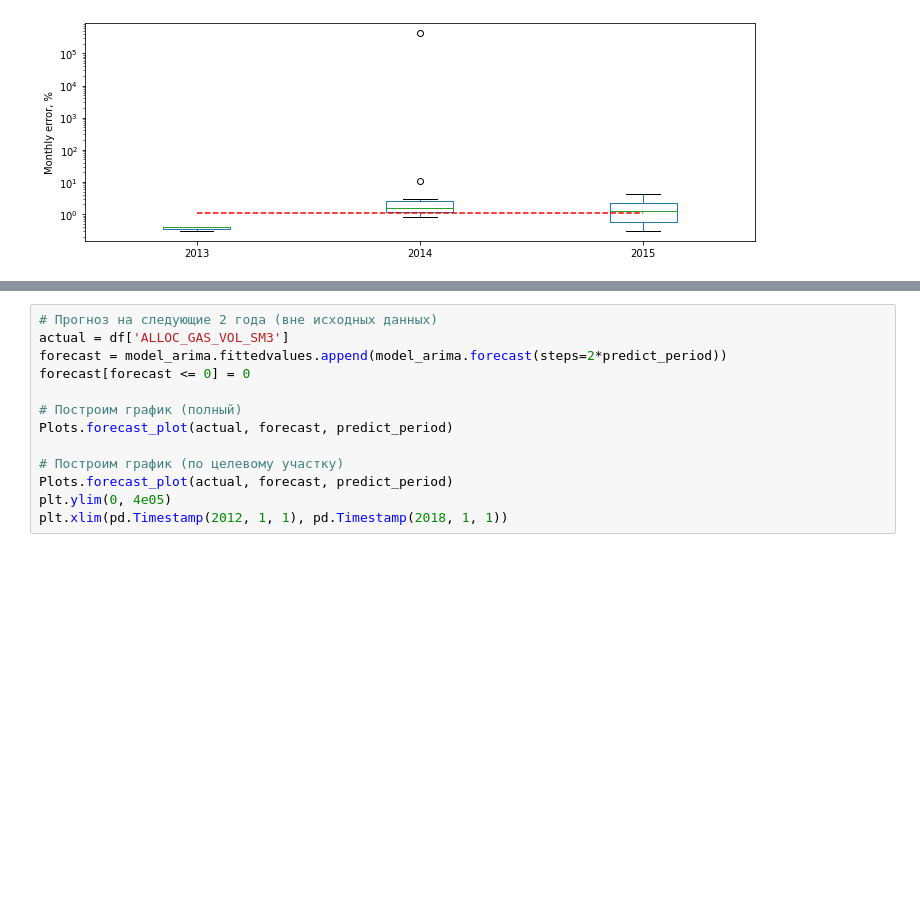
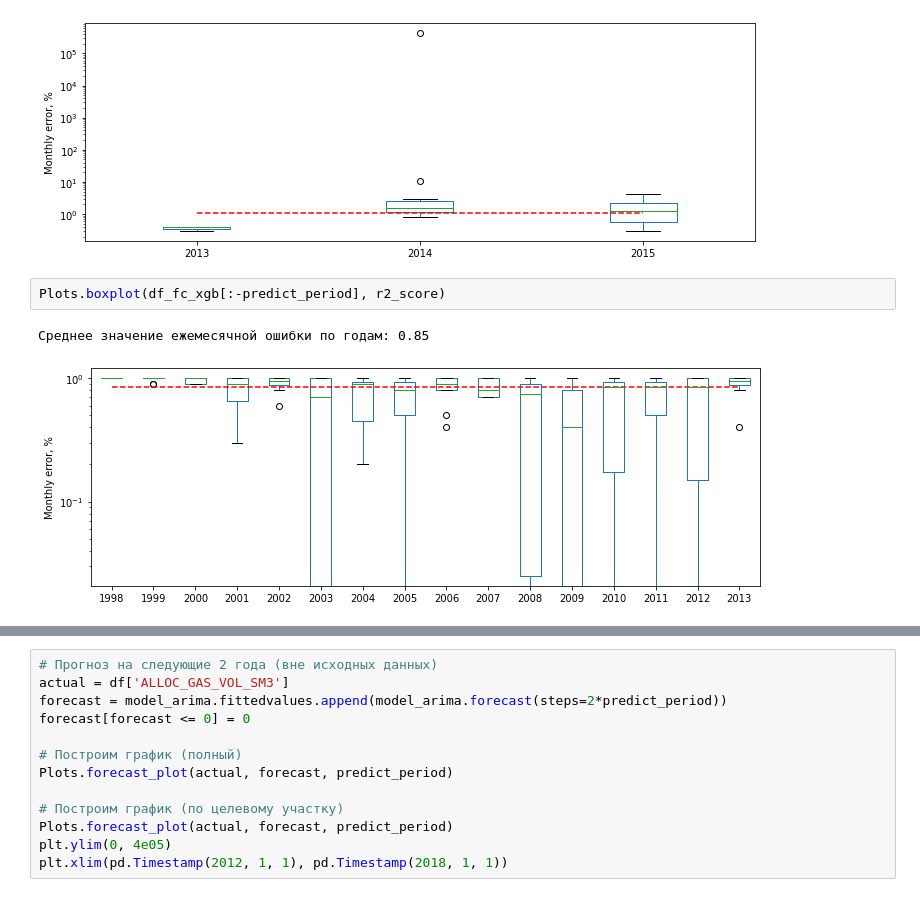
Before and after one commit to borisenko-ru/ds_projects, a Jupyter notebook: 04_Gas_Production_Forecasting/Diploma.ipynb, the cells around one changed output, grey strips where cells are left out. Cells and saved outputs as stored; diff of their text form; blank space fills up the shorter version.

```diff
--- a/04_Gas_Production_Forecasting/Diploma.ipynb
+++ b/04_Gas_Production_Forecasting/Diploma.ipynb
@@ -409,3 +409,8 @@ Plots.boxplot(df_fc_arima[-predict_period:], mape)
 # %% [output]
 Среднее значение ежемесячной ошибки по годам: 1.05
 [figure]
+# %%
+Plots.boxplot(df_fc_xgb[:-predict_period], r2_score)
+# %% [output]
+Среднее значение ежемесячной ошибки по годам: 0.85
+[figure, added]
```
Also changed, not shown: parts of 5 cells of this notebook.
